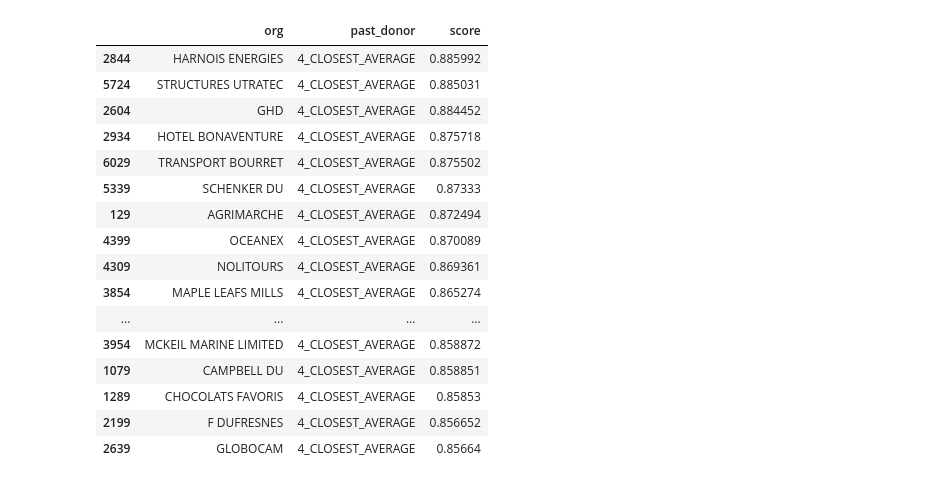
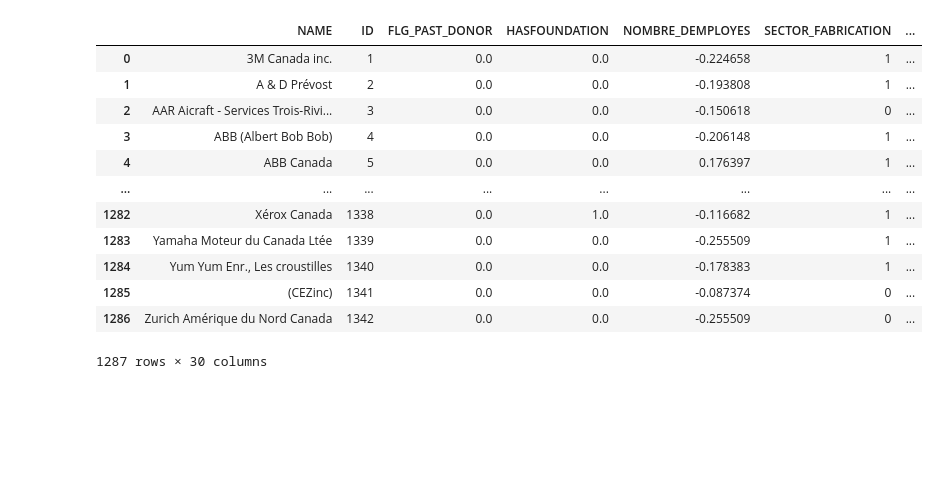
Before and after one commit to carlosfg97/Kurling4Kids, a Jupyter notebook: similarity_scoring/similarity_scoring_analysis3.ipynb, the cells around one changed output. Saved outputs shown, nothing was run; the diff lists cells and outputs as text; code cells hidden in the pictures; blank space fills up the shorter version.

```diff
--- a/similarity_scoring/similarity_scoring_analysis3.ipynb
+++ b/similarity_scoring/similarity_scoring_analysis3.ipynb
@@ -256,6 +213,22 @@ plt.show()
 df_x = df.loc[df.FLG_PAST_DONOR == 0].reset_index(drop=True)
 
 df_y = df.loc[df.FLG_PAST_DONOR == 1].reset_index(drop=True)
+# %%
+df_x
+# %% [output]
+|  | NAME | ID | FLG_PAST_DONOR | HASFOUNDATION | NOMBRE_DEMPLOYES | SECTOR_FABRICATION | ... |
+| 0 | 3M Canada inc. | 1 | 0.0 | 0.0 | -0.224658 | 1 | ... |
+| 1 | A & D Prévost | 2 | 0.0 | 0.0 | -0.193808 | 1 | ... |
+| 2 | AAR Aicraft - Services Trois-Rivi... | 3 | 0.0 | 0.0 | -0.150618 | 0 | ... |
+| 3 | ABB (Albert Bob Bob) | 4 | 0.0 | 0.0 | -0.206148 | 1 | ... |
+| 4 | ABB Canada | 5 | 0.0 | 0.0 | 0.176397 | 1 | ... |
+| ... | ... | ... | ... | ... | ... | ... | ... |
+| 1282 | Xérox Canada | 1338 | 0.0 | 1.0 | -0.116682 | 1 | ... |
+| 1283 | Yamaha Moteur du Canada Ltée | 1339 | 0.0 | 0.0 | -0.255509 | 1 | ... |
+| 1284 | Yum Yum Enr., Les croustilles | 1340 | 0.0 | 0.0 | -0.178383 | 1 | ... |
+| 1285 | (CEZinc) | 1341 | 0.0 | 0.0 | -0.087374 | 0 | ... |
+| 1286 | Zurich Amérique du Nord Canada | 1342 | 0.0 | 0.0 | -0.255509 | 0 | ... |
+1287 rows × 30 columns
 # %%
 from scipy import spatial
 import warnings
@@ -283,22 +258,4 @@ for _, r in df_x.iterrows():
 
 df_scores_acum= df_scores_acum.reset_index(drop=True)
 # %%
-df_scores_acum[df_scores_acum.past_donor == '4_CLOSEST_AVERAGE'].sort_values('score', ascending=False).head(20)
+df_sample = df_scores_acum[df_scores_acum.past_donor == '4_CLOSEST_AVERAGE'].sort_values('SCORE', ascending=False).head(80).sample(10)
-# %% [output]
-|  | org | past_donor | score |
-| 2844 | HARNOIS ENERGIES | 4_CLOSEST_AVERAGE | 0.885992 |
-| 5724 | STRUCTURES UTRATEC | 4_CLOSEST_AVERAGE | 0.885031 |
-| 2604 | GHD | 4_CLOSEST_AVERAGE | 0.884452 |
-| 2934 | HOTEL BONAVENTURE | 4_CLOSEST_AVERAGE | 0.875718 |
-| 6029 | TRANSPORT BOURRET | 4_CLOSEST_AVERAGE | 0.875502 |
-| 5339 | SCHENKER DU | 4_CLOSEST_AVERAGE | 0.87333 |
-| 129 | AGRIMARCHE | 4_CLOSEST_AVERAGE | 0.872494 |
-| 4399 | OCEANEX | 4_CLOSEST_AVERAGE | 0.870089 |
-| 4309 | NOLITOURS | 4_CLOSEST_AVERAGE | 0.869361 |
-| 3854 | MAPLE LEAFS MILLS | 4_CLOSEST_AVERAGE | 0.865274 |
-| ... | ... | ... | ... |
-| 3954 | MCKEIL MARINE LIMITED | 4_CLOSEST_AVERAGE | 0.858872 |
-| 1079 | CAMPBELL DU | 4_CLOSEST_AVERAGE | 0.858851 |
-| 1289 | CHOCOLATS FAVORIS | 4_CLOSEST_AVERAGE | 0.85853 |
-| 2199 | F DUFRESNES | 4_CLOSEST_AVERAGE | 0.856652 |
-| 2639 | GLOBOCAM | 4_CLOSEST_AVERAGE | 0.85664 |
```
Also changed, not shown: parts of 37 cells of this notebook, 7 other files.
